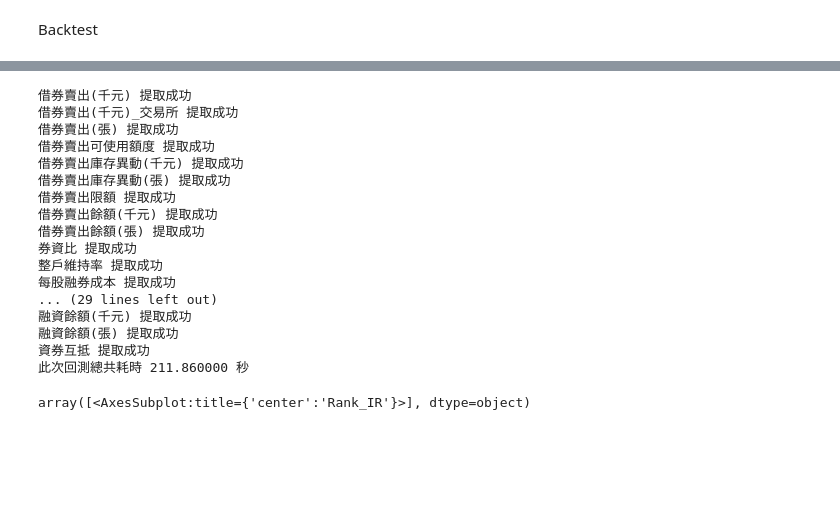
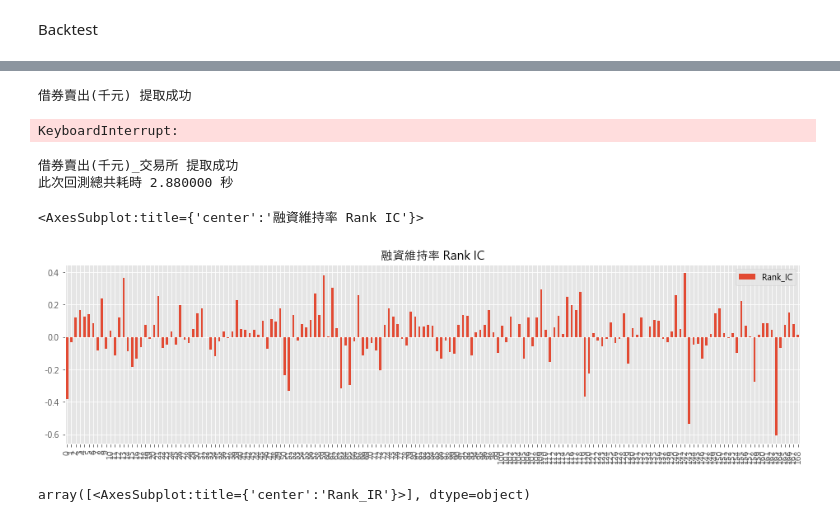
Before and after one commit to wezzyzzs/TMBA_-, a Jupyter notebook: All_Factor_Backtest.ipynb, the cells around one changed output, grey strips where cells are left out. Saved outputs shown, nothing was run; the diff lists cells and outputs as text; code cells hidden in the pictures; blank space fills up the shorter version.

```diff
--- a/All_Factor_Backtest.ipynb
+++ b/All_Factor_Backtest.ipynb
@@ -27,7 +28,8 @@ pd.options.display.max_rows = 30
 Data
 # %%
 stock_price = pd.read_csv(r"C:\Users\qwtl0\Python\TMBA_data\TEJ_調整後股價資料\收盤價(元).csv")
-stock_lend = pd.read_csv(r"C:\Users\qwtl0\Python\TMBA_data\TEJ_融資融券\融券(買+賣)除以成交量 %.csv")
+stock_lend1 = pd.read_csv(r"C:\Users\qwtl0\Python\TMBA_data\TEJ_融資融券\融資維持率.csv")
+stock_lend2 = pd.read_csv(r"C:\Users\qwtl0\Python\TMBA_data\TEJ_融資融券\融券維持率.csv")
 stock_market = pd.read_csv(r"C:\Users\qwtl0\Python\TMBA_data\TEJ_借券餘額\市場別.csv")
 stock_volume = pd.read_csv(r"C:\Users\qwtl0\Python\TMBA_data\TEJ_調整後股價資料\成交值(千元).csv")
 industry = pd.read_csv(r"C:\Users\qwtl0\Python\TMBA_data\industry.csv")
@@ -286,7 +274,7 @@ def backtest_ic_ir(df) :
         ic_long_list = []
         ic_pvalue_list = []
         ir_list = []
-
+        date_list = []
         data1 = df
         # data1 = lend_df
         # data2 = stock_df
@@ -310,12 +298,14 @@ def backtest_ic_ir(df) :
             ic_long_list.append(ic)
             ic_pvalue_list.append(ic_pvalue)
 
+            date_list.append(rebalance_list['end'][i-1])
 
         ic_df = pd.DataFrame([ic_long_list,ic_pvalue_list],index = ['Rank_IC','P-value']).T
         ic_df['Rank_IR'] = ic_df['Rank_IC'].mean()/ic_df['Rank_IC'].std()
+        ic_df_raw = ic_df
         ic_df = ic_df.mean()
 
-        return ic_df
+        return ic_df, ic_df_raw , date_list
 
     except ValueError:
 
@@ -337,7 +327,7 @@ for factor in filename[1:] :
     df , stock_close , stock_pool= df_preprocess(factor_df,stock_df,market_df)
 
     if stock_pool != 0 :
-        ic_df = backtest_ic_ir(df)
+        ic_df,ic_data_ret = backtest_ic_ir(df)
         IC_dic[factor[:-4]] = ic_df
 
         print(factor[:-4],"提取成功")
@@ -347,22 +337,33 @@ end_time = time.time()
 print('此次回測總共耗時 %f 秒' %(round(end_time-start_time,2)))
 # %% [output]
 借券賣出(千元) 提取成功
-借券賣出(千元)_交易所 提取成功
-借券賣出(張) 提取成功
-借券賣出可使用額度 提取成功
-借券賣出庫存異動(千元) 提取成功
-借券賣出庫存異動(張) 提取成功
-借券賣出限額 提取成功
-借券賣出餘額(千元) 提取成功
-借券賣出餘額(張) 提取成功
-券資比 提取成功
-整戶維持率 提取成功
-每股融券成本 提取成功
-... (29 lines left out)
-融資餘額(千元) 提取成功
-融資餘額(張) 提取成功
-資券互抵 提取成功
-此次回測總共耗時 211.860000 秒
+KeyboardInterrupt:
+# %%
+import os
+
+IC_dic = {}
+
+start_time = time.time()
+
+df , stock_close , stock_pool= df_preprocess(stock_lend1,stock_df,market_df)
+
+if stock_pool != 0 :
+    ic_df,ic_df_raw,date_list = backtest_ic_ir(df)
+    IC_dic[factor[:-4]] = ic_df
+
+    print(factor[:-4],"提取成功")
+else :
+    print(factor[:-4],"提取失敗")
+end_time = time.time()
+print('此次回測總共耗時 %f 秒' %(round(end_time-start_time,2)))
+# %% [output]
+借券賣出(千元)_交易所 提取成功
+此次回測總共耗時 2.880000 秒
+# %%
+ic_df_raw[['Rank_IC']].plot(kind = 'bar',figsize = (16,4),title = '融資維持率 Rank IC')
+# %% [output]
+<AxesSubplot:title={'center':'融資維持率 Rank IC'}>
+[figure, added]
 # %%
 pd.DataFrame(IC_dic).T.sort_values(['Rank_IR'],ascending = True)['Rank_IR'].plot(kind = 'barh',figsize = (6,10),subplots = True)
 # %% [output]
```
Also changed, not shown: parts of 7 cells of this notebook.
